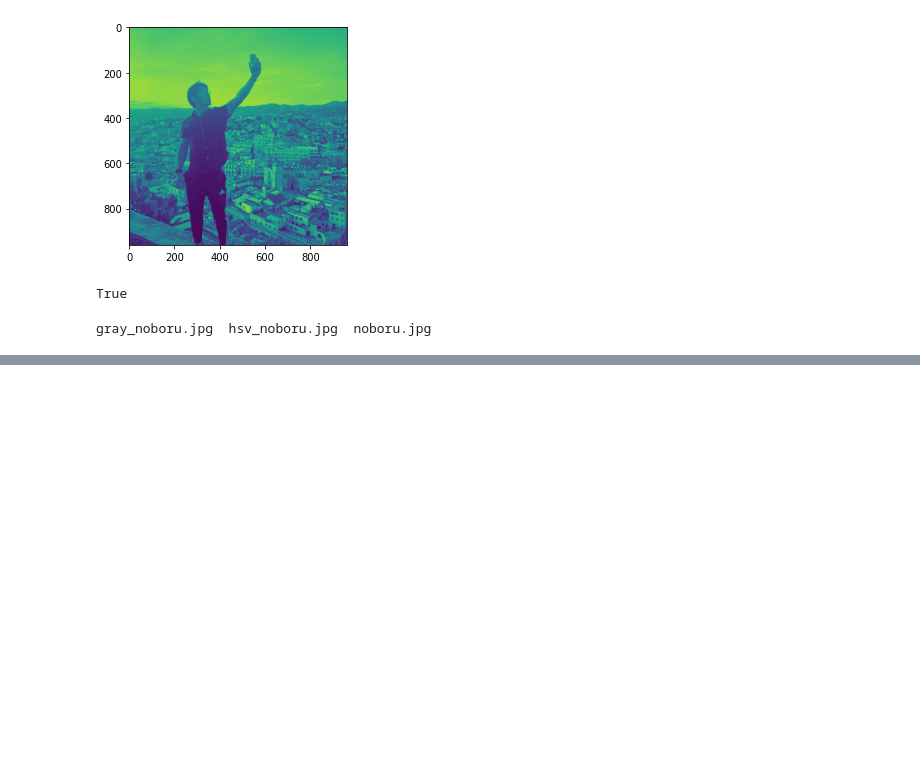
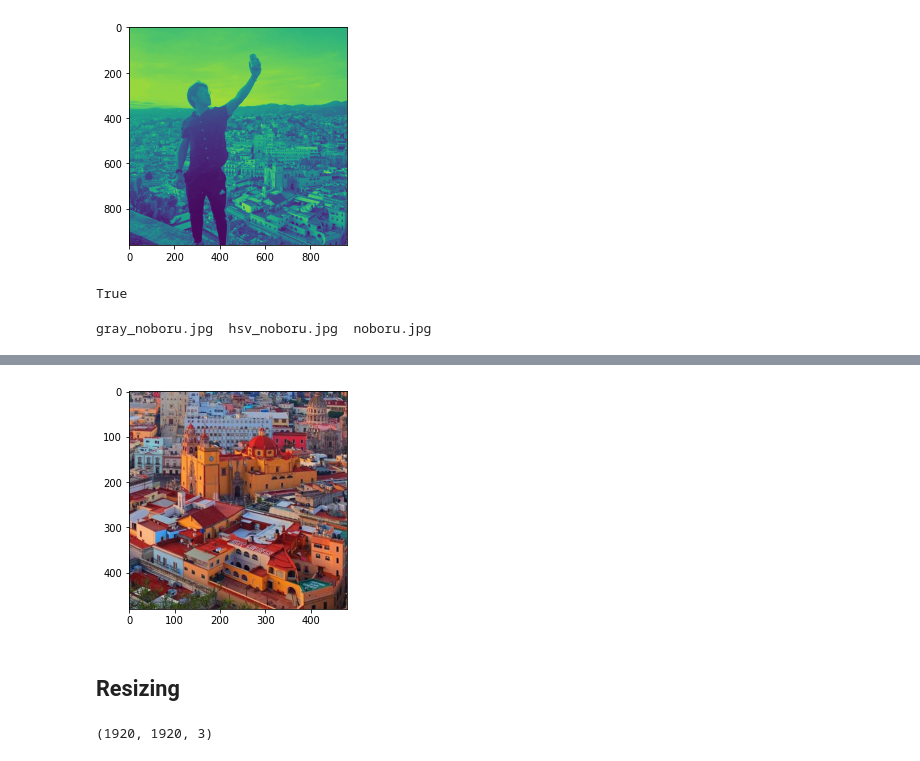
Before and after one commit to nobobobo/ml-handson, a Jupyter notebook: OpenCV_demo.ipynb, the cells around one changed output, grey strips where cells are left out. Cells and saved outputs as stored; diff of their text form; code cells hidden in the pictures; blank space fills up the shorter version.

```diff
--- a/OpenCV_demo.ipynb
+++ b/OpenCV_demo.ipynb
@@ -93,0 +111,13 @@ gray_noboru.jpg  hsv_noboru.jpg  noboru.jpg
+# %%
+bottom_right = img_rgb[size[0]//2:, size[1]//2:]
+plt.imshow(bottom_right)
+plt.show()
+# %% [output]
+[figure, added]
+# %% [markdown]
+## Resizing
+# %%
+resized_img = cv2.resize(img_rgb, (img_rgb.shape[0]*2, img_rgb.shape[1]*2))
+print(resized_img.shape)
+# %% [output]
+(1920, 1920, 3)
```
Also changed, not shown: parts of 9 cells of this notebook.
